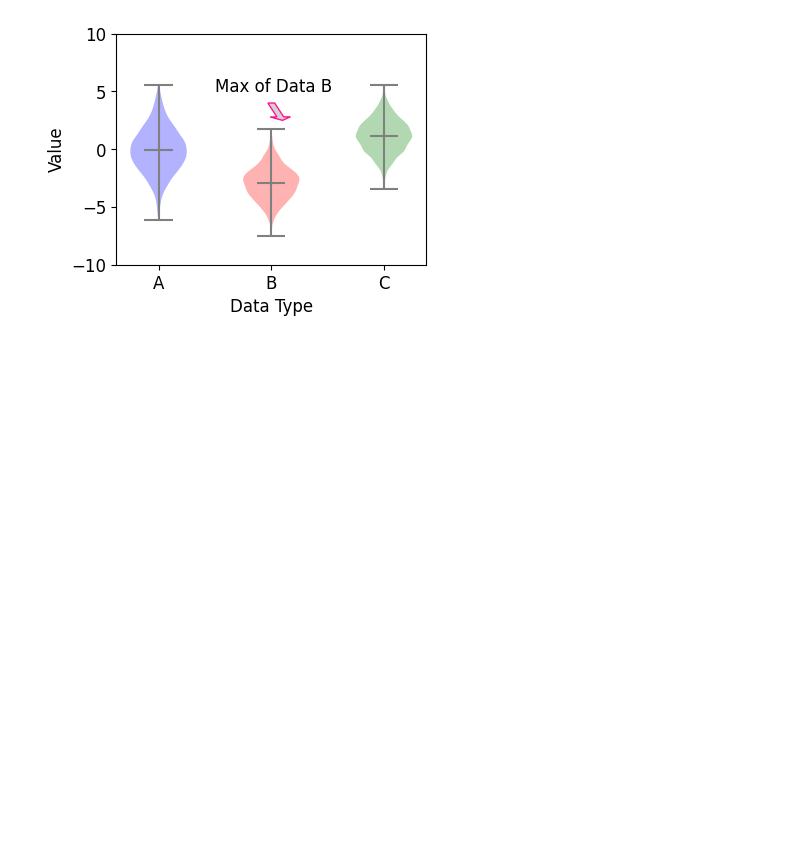
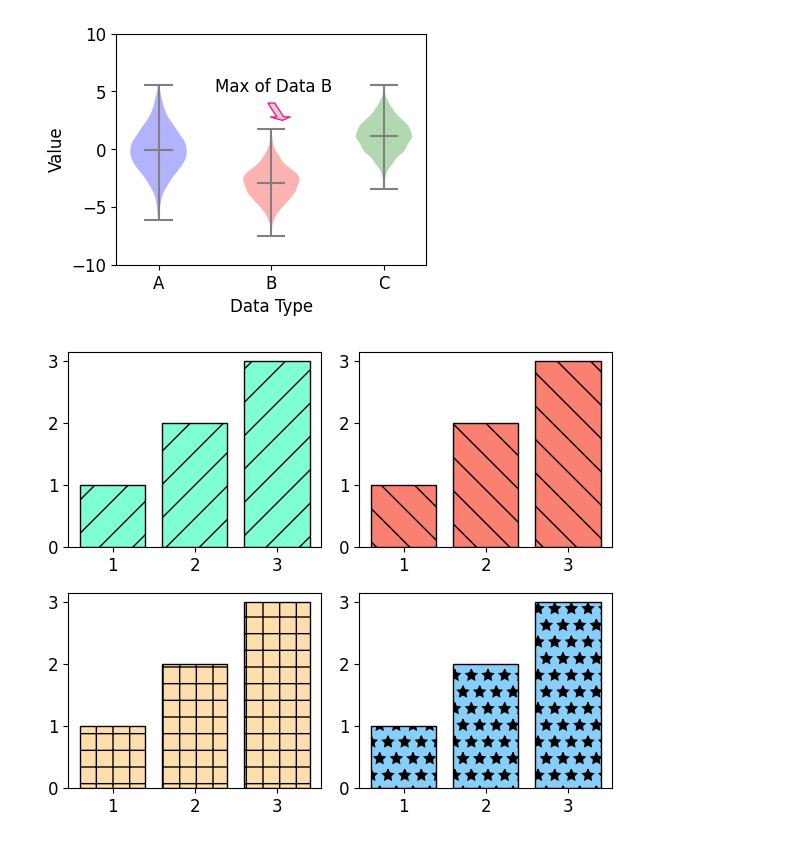
Before and after one commit to zeruel91/PYTHON, a Jupyter notebook: pltlib_graph.ipynb, the cells around one changed output. Drawn from its saved outputs; the diff is of its cells as text; code cells hidden in the pictures; blank space fills up the shorter version.

```diff
--- a/pltlib_graph.ipynb
+++ b/pltlib_graph.ipynb
@@ -365,3 +365,25 @@ ax.text(1.5, 5.0, 'Max of Data B')
 plt.show()
 # %% [output]
 [figure]
+# %%
+
+plt.style.use('default')
+plt.rcParams['figure.figsize'] = (6, 5)
+plt.rcParams['font.size'] = 12
+
+x = [1, 2, 3]
+y = [1, 2, 3]
+
+fig, ((ax1, ax2), (ax3, ax4)) = plt.subplots(2, 2)
+
+ax1.bar(x, y, color='aquamarine', edgecolor='black', hatch='/')
+ax2.bar(x, y, color='salmon', edgecolor='black', hatch='\\')
+ax3.bar(x, y, color='navajowhite', edgecolor='black', hatch='+')
+ax4.bar(x, y, color='lightskyblue', edgecolor='black', hatch='*')
+
+plt.tight_layout()
+plt.show()
+
+#{'/', '\\', '|', '-', '+', 'x', 'o', 'O', '.', '*'} 보기
+# %% [output]
+[figure, added]
```
